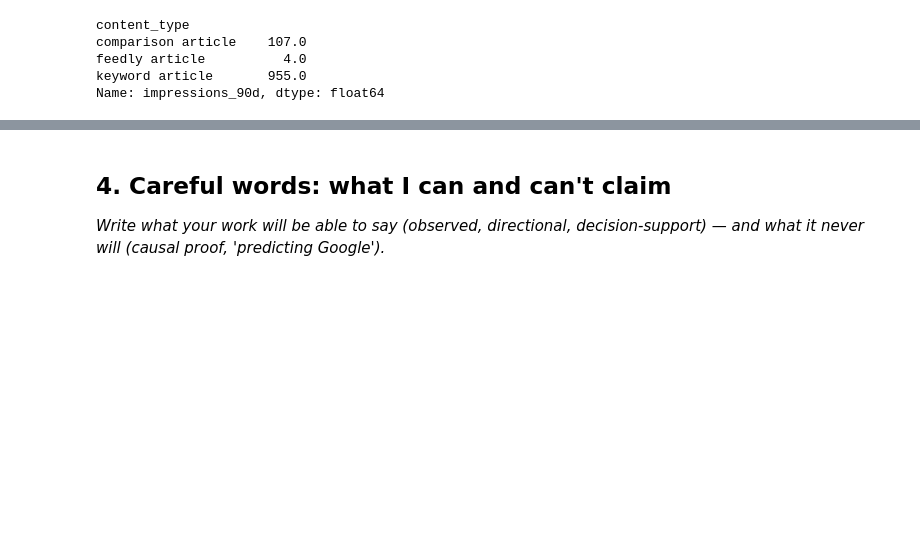
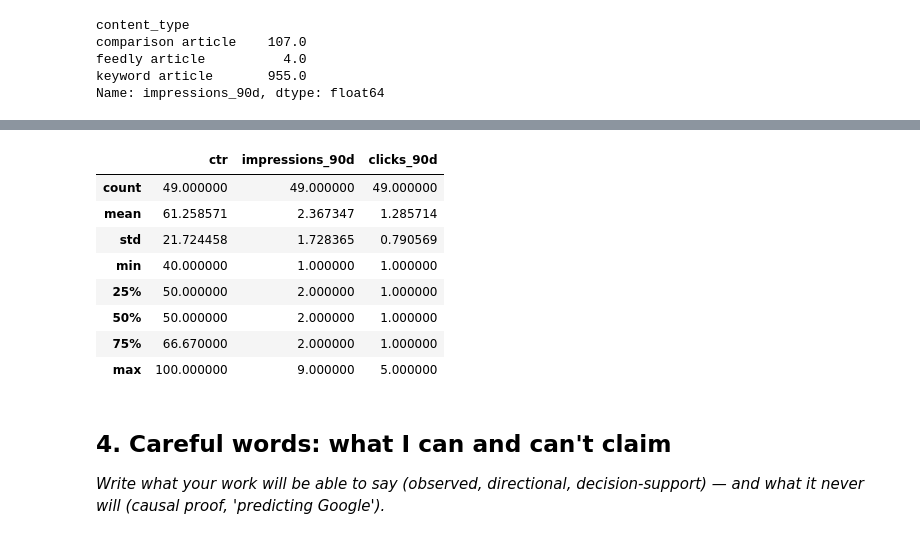
Before and after one commit to ammar-aa/Fly_rank_internship_repo, a Jupyter notebook: work/notebooks/w01_research_question.ipynb, the cells around one changed output, grey strips where cells are left out. Saved outputs shown, nothing was run; the diff lists cells and outputs as text; code cells hidden in the pictures; blank space fills up the shorter version.

```diff
--- a/work/notebooks/w01_research_question.ipynb
+++ b/work/notebooks/w01_research_question.ipynb
@@ -137,3 +197,16 @@ Name: impressions_90d, dtype: float64
+# %%
+extreme = df[df['ctr'] >= 40]
+display(extreme[['ctr', 'impressions_90d', 'clicks_90d']].describe())
+# %% [output]
+|  | ctr | impressions_90d | clicks_90d |
+| count | 49.000000 | 49.000000 | 49.000000 |
+| mean | 61.258571 | 2.367347 | 1.285714 |
+| std | 21.724458 | 1.728365 | 0.790569 |
+| min | 40.000000 | 1.000000 | 1.000000 |
+| 25% | 50.000000 | 2.000000 | 1.000000 |
+| 50% | 50.000000 | 2.000000 | 1.000000 |
+| 75% | 66.670000 | 2.000000 | 1.000000 |
+| max | 100.000000 | 9.000000 | 5.000000 |
 # %% [markdown]
 ## 4. Careful words: what I can and can't claim
 
```
Also changed, not shown: parts of 7 cells of this notebook.
